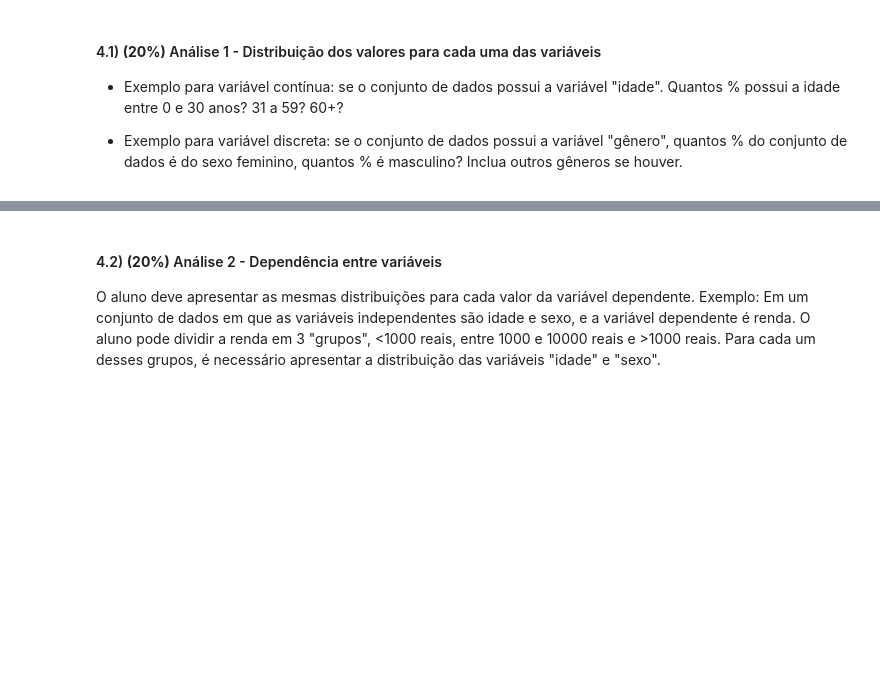
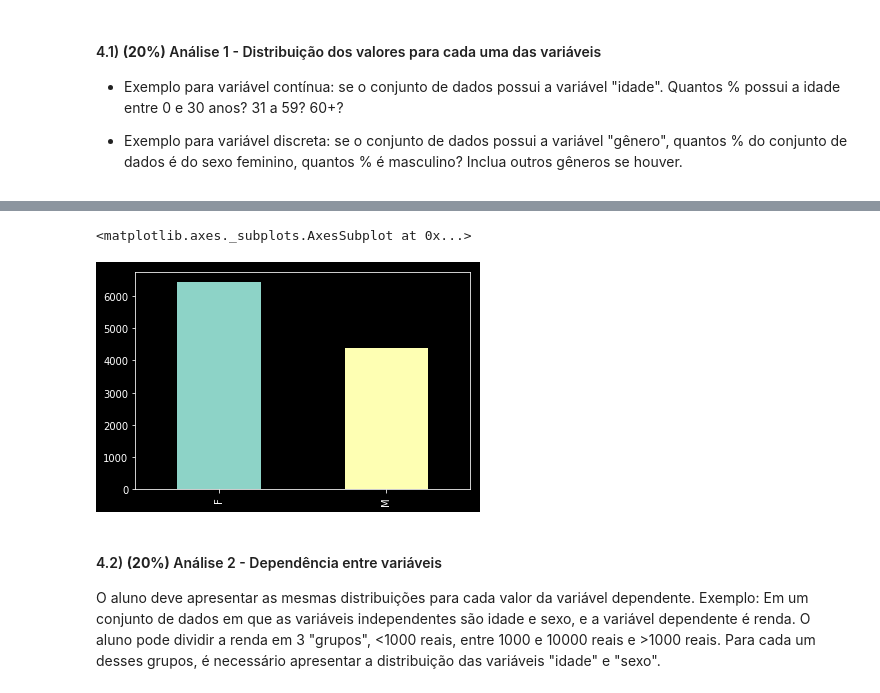
Before and after one commit to maxlataci/ia-cd, a Jupyter notebook: aed_projeto1.ipynb, the cells around one changed output, grey strips where cells are left out. Cells and saved outputs as stored; diff of their text form; code cells hidden in the pictures; blank space fills up the shorter version.

```diff
--- a/aed_projeto1.ipynb
+++ b/aed_projeto1.ipynb
@@ -72,3 +178,9 @@ Cada variável escolhida pelo aluno precisa passar por ao menos 1 pré-processam
+# %%
+# Quantos % do conjunto de dados é do sexo feminino, quantos % é masculino?
+enem2016["sexo"].value_counts().plot(kind="bar")
+# %% [output]
+<matplotlib.axes._subplots.AxesSubplot at 0x...>
+[figure, added]
 # %% [markdown]
 #### 4.2) **(20%)** Análise 2 - Dependência entre variáveis
 O aluno deve apresentar as mesmas distribuições para cada valor da variável dependente. Exemplo: Em um conjunto de dados em que as variáveis independentes são idade e sexo, e a variável dependente é renda. O aluno pode dividir a renda em 3 "grupos", <1000 reais, entre 1000 e 10000 reais e >1000 reais. Para cada um desses grupos, é necessário apresentar a distribuição das variáveis "idade" e "sexo".
```
Also changed, not shown: parts of 9 cells of this notebook, 1 other file.
